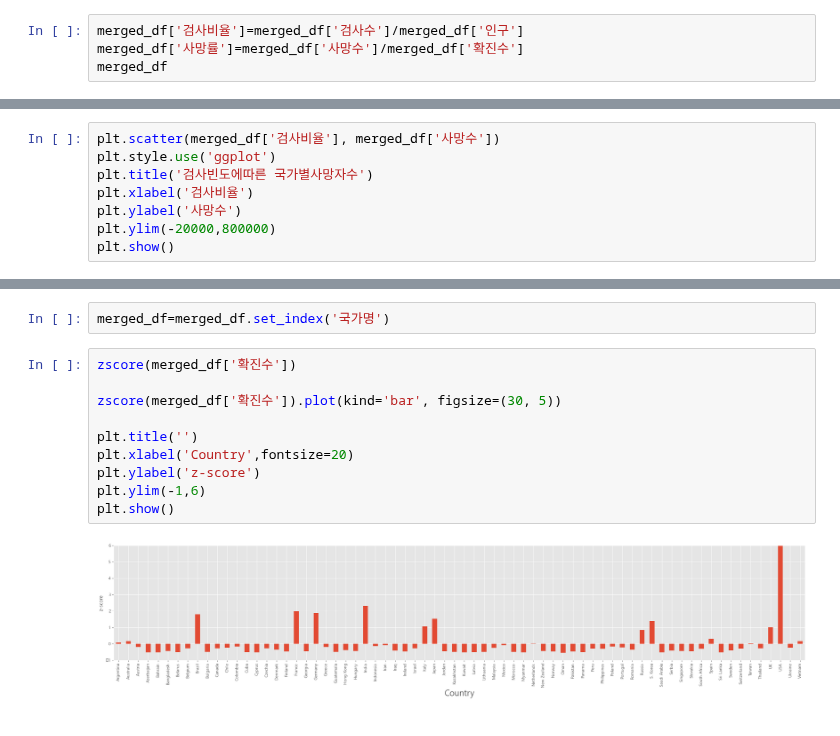
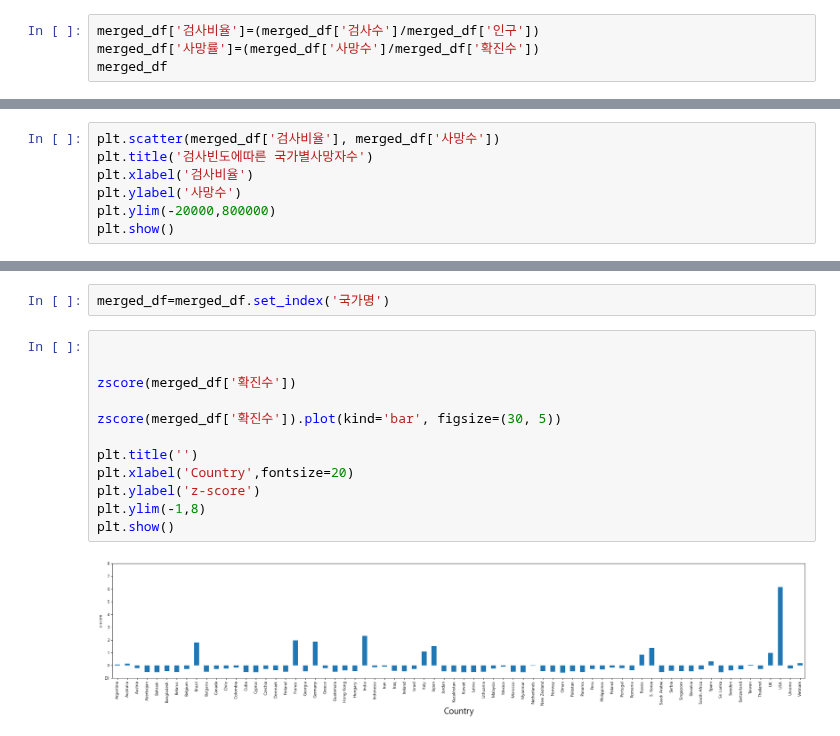
Before and after one commit to Anthony-sj/Project-Covid-19, a Jupyter notebook: jhoon/jhoon 1.ipynb, the cells around one changed output, grey strips where cells are left out. Drawn from its saved outputs; the diff is of its cells as text.

```diff
--- a/jhoon/jhoon 1.ipynb
+++ b/jhoon/jhoon 1.ipynb
@@ -147,8 +147,8 @@ world_map
 merged_df=merged_df.dropna()
 merged_df.loc[:,['사망수','회복수','검사수','인구']] = merged_df[['사망수','회복수','검사수','인구']].astype(int)
 # %%
-merged_df['검사비율']=merged_df['검사수']/merged_df['인구']
-merged_df['사망률']=merged_df['사망수']/merged_df['확진수']
+merged_df['검사비율']=(merged_df['검사수']/merged_df['인구'])
+merged_df['사망률']=(merged_df['사망수']/merged_df['확진수'])
 merged_df
 # %% [output]
 |  | 확진수 | 사망수 | 회복수 | 검사수 | 인구 | 위도 | 경도 | 검사비율 | 사망률 |
@@ -171,7 +171,6 @@ merged_df
 | Vietnam | 11526508 | 43186 | 10612479 | 85826548 | 98953541 | 10.8167 | 106.6333 | 0.867342 | 0.003747 |
 # %%
 plt.scatter(merged_df['검사비율'], merged_df['사망수'])
-plt.style.use('ggplot')
 plt.title('검사빈도에따른 국가별사망자수')
 plt.xlabel('검사비율')
 plt.ylabel('사망수')
@@ -221,14 +216,16 @@ def zscore(x):
 # %%
 merged_df=merged_df.set_index('국가명')
 # %%
+
+
 zscore(merged_df['확진수'])
 
 zscore(merged_df['확진수']).plot(kind='bar', figsize=(30, 5))
 
 plt.title('')
 plt.xlabel('Country',fontsize=20)
 plt.ylabel('z-score')
-plt.ylim(-1,6)
+plt.ylim(-1,8)
 plt.show()
 # %% [output]
-[figure, old version]
+[figure, new version]
```
Also changed, not shown: parts of 5 cells of this notebook, 2 other files.
